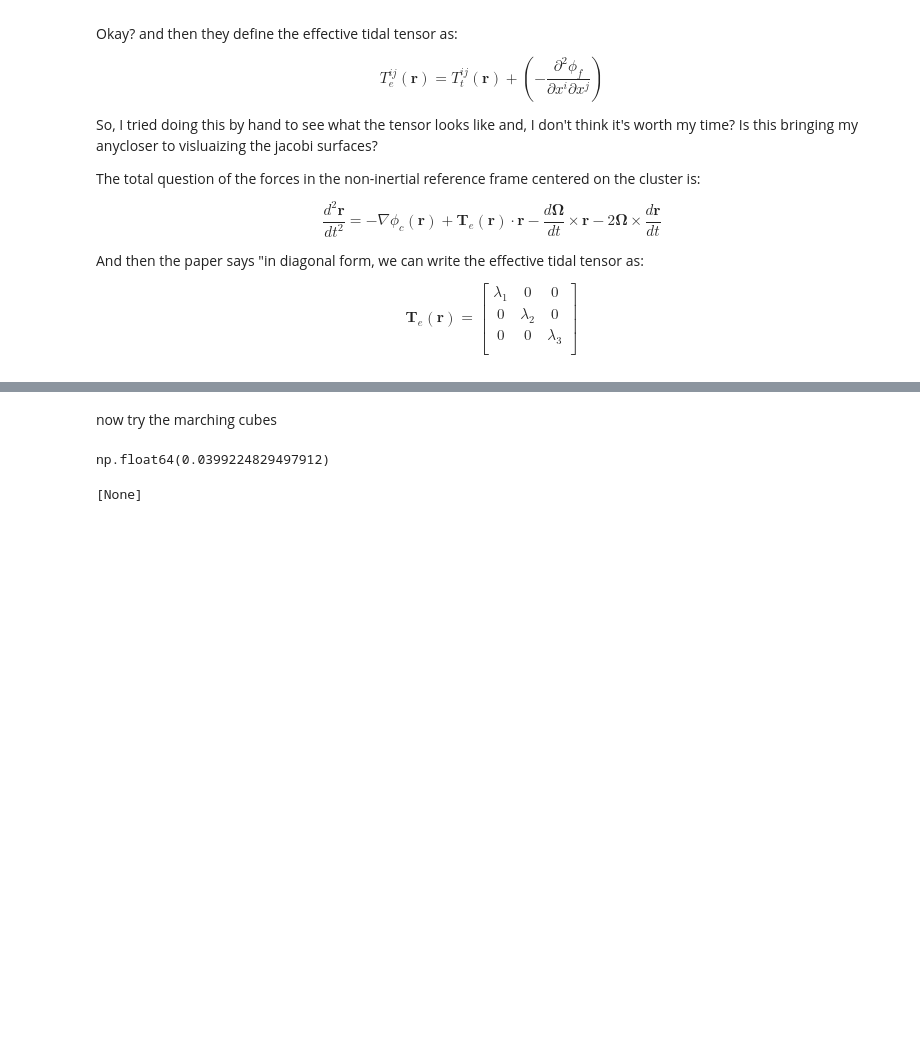
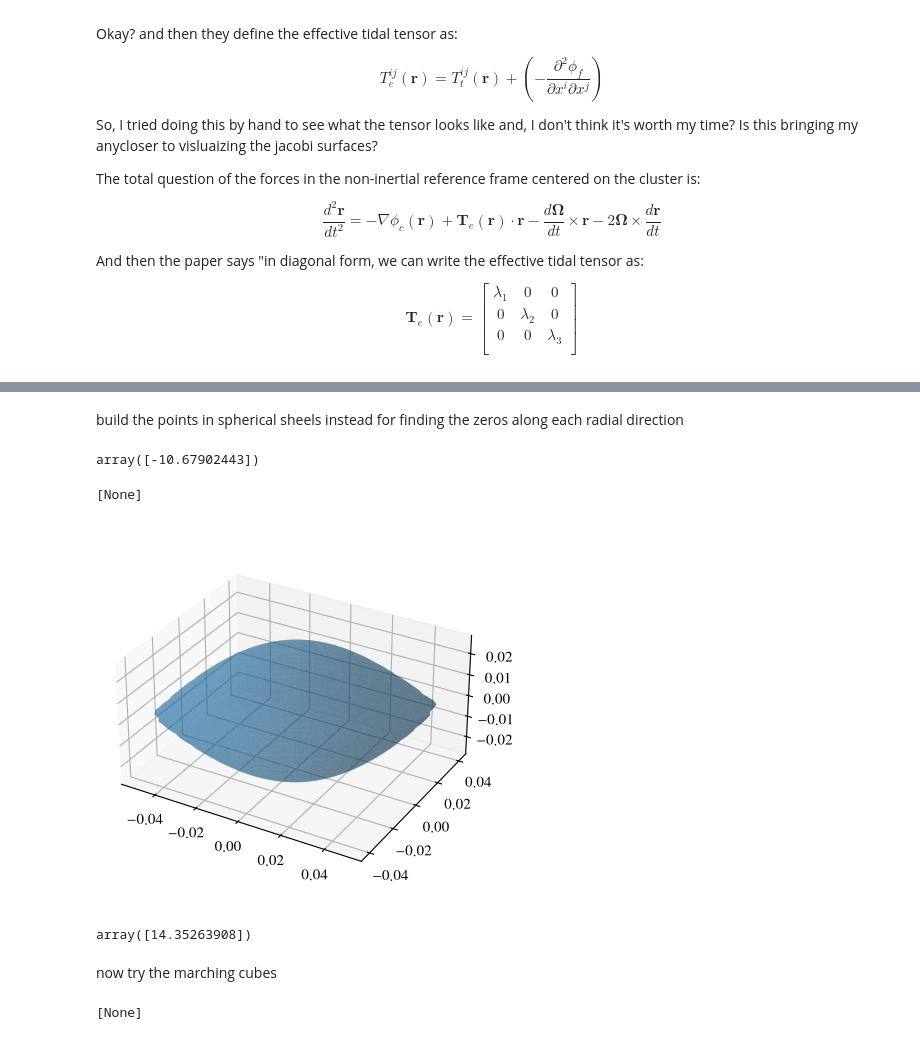
Before and after one commit to salvatore-ferrone/bar-dynamics, a Jupyter notebook: pedagogy/renaud_2011.ipynb, the cells around one changed output, grey strips where cells are left out. Saved outputs shown, nothing was run; the diff lists cells and outputs as text; code cells hidden in the pictures; blank space fills up the shorter version.

```diff
--- a/pedagogy/renaud_2011.ipynb
+++ b/pedagogy/renaud_2011.ipynb
@@ -218,0 +181,2 @@ plt.show()
+# %% [markdown]
+build the points in spherical sheels instead for finding the zeros along each radial direction
@@ -218,0 +195,17 @@ plt.show()
+# %%
+EL1
+# %% [output]
+array([-10.67902443])
+# %%
+def effective_energy_level_set_along_direction(radius,unitvec, Ej, Hess_cen, Hess_mw, pot_cluster):
+    return (Phi_eff(radius*unitvec, Hess_cen, Hess_mw, pot_cluster) - Ej)[0]
+
+radii=numpy.zeros(nhat.shape[0])
+for i in range(nhat.shape[0]):
+    result=root(effective_energy_level_set_along_direction, rJ, args=(nhat[i], EL1, Hess_cen, Hess_mw, pot_cluster))
+    radii[i]=result.x[0]
+# %%
+radii=numpy.zeros(nhat.shape[0])
+for i in range(nhat.shape[0]):
+    result=root(effective_energy_level_set_along_direction, rJ, args=(nhat[i], EL1, Hess_cen, Hess_mw, pot_cluster))
+    radii[i]=result.x[0]
@@ -219,6 +214,41 @@ plt.show()
+# %%
+from scipy.optimize import brentq
+
+def jacobi_radii(nhat, E, Hess, G, M, a, rmax, nsamp=400):
+    h = numpy.einsum('ni,ij,nj->n', nhat, Hess, nhat)
+    rs = numpy.linspace(1e-6, rmax, nsamp)
+    # f[k, n] = f(rs[k]) for ray n
+    f = -G*M/numpy.sqrt(rs[:, None]**2 + a**2) + 0.5*h[None, :]*rs[:, None]**2 - E
+    crossed = f > 0
+    has_root = crossed.any(axis=0)
+    k = crossed.argmax(axis=0)           # first index where f > 0
+    radii = numpy.full(len(nhat), numpy.nan)
+    for n in numpy.flatnonzero(has_root & (k > 0)):
+        g = lambda r: -G*M/numpy.sqrt(r**2 + a**2) + 0.5*h[n]*r**2 - E
+        radii[n] = brentq(g, rs[k[n]-1], rs[k[n]], xtol=1e-12)
+    return radii, h
+
+radii, h = jacobi_radii(nhat, EL1[0], Hess_cen+Hess_mw, G, massCluster, scaleRadius, rJ, nsamp=400)
+# %%
+x, y, z = (radii[:, None]*nhat).T
+x, y, z = (a.reshape(TH.shape) for a in (x, y, z))
+# %%
+
+fig = plt.figure(); ax = fig.add_subplot(projection="3d")
+ax.plot_surface(x, y, z, alpha=0.4)
+ax.set_box_aspect((1, 1, 1))
+ax.set(aspect="equal")
+# %% [output]
+[None]
+[figure, added]
+# %%
+# get the energy at L1
+Phi_eff(rJ*nhat[200],Hess_cen,Hess_mw,pot_cluster)
+
+# get the total potential along a direction
+
+# and then find the sign change with the desired energy
+# %% [output]
+array([14.35263908])
 # %% [markdown]
 now try the marching cubes
-# %%
-numpy.linalg.norm(r_L1)
-# %% [output]
-np.float64(0.0399224829497912)
```
Also changed, not shown: parts of 27 cells of this notebook, 1 other file.
